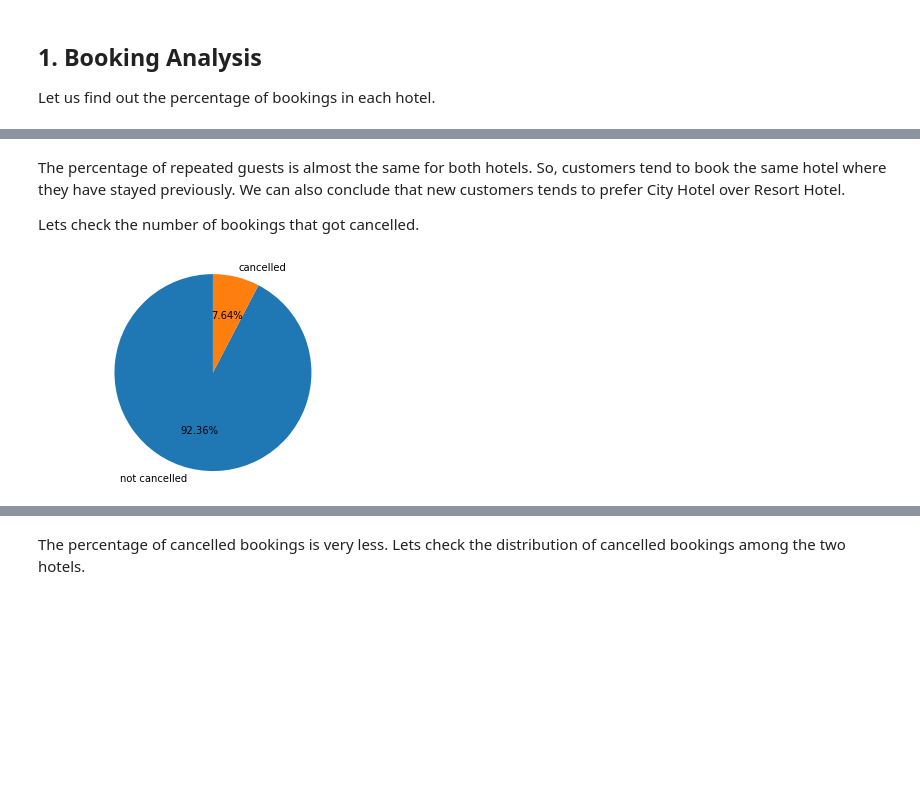
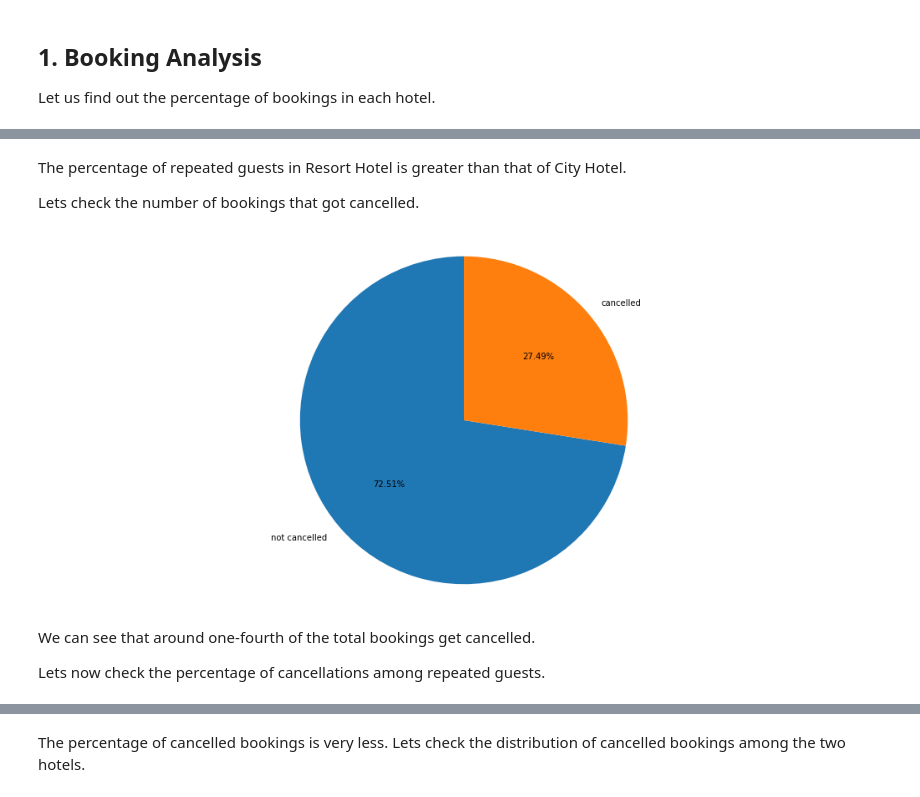
Before and after one commit to connect-midhunr/eda-hotel-booking, a Jupyter notebook: EDA_Hotel_Booking_Analysis_Capstone_Project.ipynb, the cells around one changed output, grey strips where cells are left out. Drawn from its saved outputs; the diff is of its cells as text; code cells hidden in the pictures; blank space fills up the shorter version.

Commit message:
Fourth Commit

```diff
--- a/EDA_Hotel_Booking_Analysis_Capstone_Project.ipynb
+++ b/EDA_Hotel_Booking_Analysis_Capstone_Project.ipynb
@@ -370,6 +370,11 @@ hotel_df['total_stays_in_nights'] = hotel_df['stays_in_weekend_nights'] + hotel_
 # Adding total number of guests as column
 
 hotel_df['total_guests'] = hotel_df['adults'] + hotel_df['children'] + hotel_df['babies']
+# %%
+# Adding column which shows whether reserved room type is the same as assigned room type
+
+hotel_df['is_reserved_room_type_is_assigned'] = hotel_df.apply(lambda x: 'same room type assigned' if x['reserved_room_type'] == x['assigned_room_type']
+                                                                                                   else 'different room type assigned', axis=1)
 # %%
 # changing the bool data from int to string for easy representation
 
@@ -416,11 +421,11 @@ memory usage: 22.7+ MB
 # %%
-# defining a function to plot a pie chart from grouped count values
+# define a function to plot a pie chart from grouped count values
 # so that it can be used in the later stages also
 def plot_pie_chart_from_column(df, column_label):
   df_grpd = df[column_label].value_counts()
   df_grpd = pd.DataFrame({'index':df_grpd.index, 'count':df_grpd.values})
 
-  fig, ax = plt.subplots()
+  fig, ax = plt.subplots(figsize=(18, 8))
   ax.pie(df_grpd.loc[:, 'count'], labels=df_grpd.loc[:, 'index'], autopct='%1.2f%%', startangle=90)
   ax.axis('equal')
   plt.show()
@@ -451,9 +465,13 @@ plot_pie_chart_from_column(hotel_df_rptd, 'hotel')
 # %% [markdown]
-The percentage of repeated guests is almost the same for both hotels. So, customers tend to book the same hotel where they have stayed previously. We can also conclude that new customers tends to prefer City Hotel over Resort Hotel.
+The percentage of repeated guests in Resort Hotel is greater than that of City Hotel.
 
 Lets check the number of bookings that got cancelled.
 # %%
-# plot a pie chart to show % of bookings cancelled from each hotel
-plot_pie_chart_from_column(hotel_df_rptd, 'is_canceled')
+# plot a pie chart to show % of cancelled bookings
+plot_pie_chart_from_column(hotel_df, 'is_canceled')
 # %% [output]
-[figure, old version]
+[figure, new version]
+# %% [markdown]
+We can see that around one-fourth of the total bookings get cancelled.
+
+Lets now check the percentage of cancellations among repeated guests.
```
Also changed, not shown: parts of 18 cells of this notebook.
